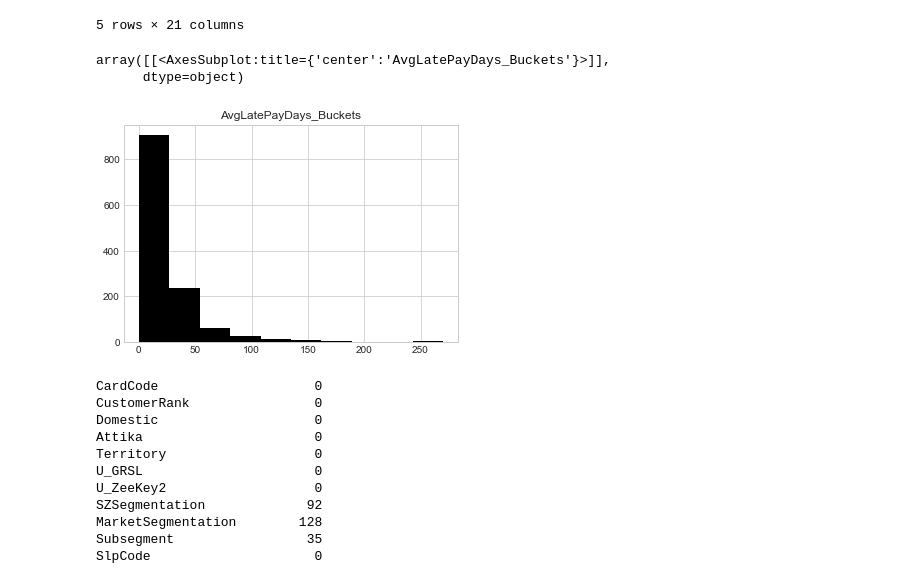
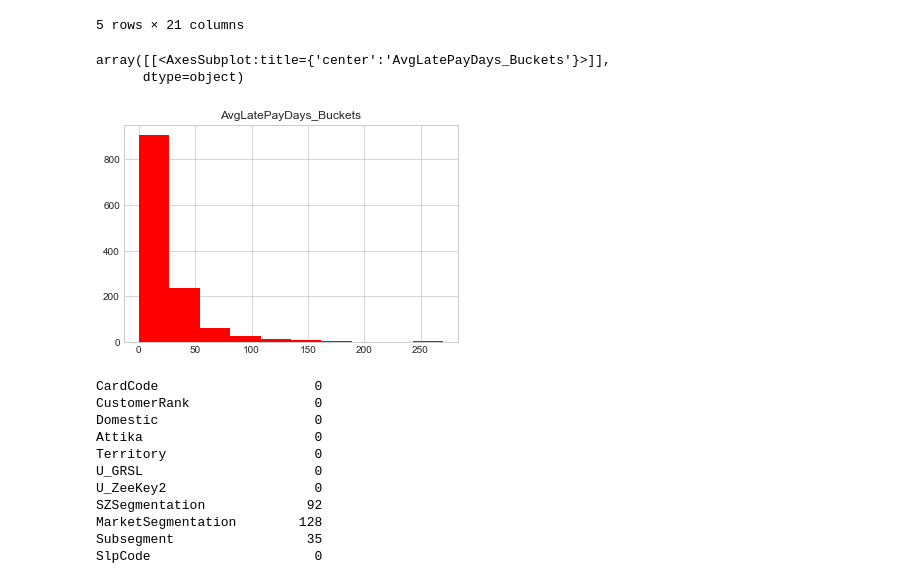
Before and after one commit to s610917/ProjectML, a Jupyter notebook: DelayPayments_prediction.ipynb, the cells around one changed output. Saved outputs shown, nothing was run; the diff lists cells and outputs as text; code cells hidden in the pictures.

```diff
--- a/DelayPayments_prediction.ipynb
+++ b/DelayPayments_prediction.ipynb
@@ -79,11 +82,11 @@ customer_base_filtered.head()
 | 6 | A.00035 | 11 | 0 | 1 | 120 | 0.0 | 4 | NaN | ... |
 5 rows × 21 columns
 # %%
-customer_base_filtered.hist(['AvgLatePayDays_Buckets'], color = "black")
+customer_base_filtered.hist(['AvgLatePayDays_Buckets'], color = "red")
 # %% [output]
 array([[<AxesSubplot:title={'center':'AvgLatePayDays_Buckets'}>]],
       dtype=object)
-[figure, old version]
+[figure, new version]
 # %%
 customer_base_filtered.isnull().sum()
 # %% [output]
```
Also changed, not shown: parts of 19 cells of this notebook.
